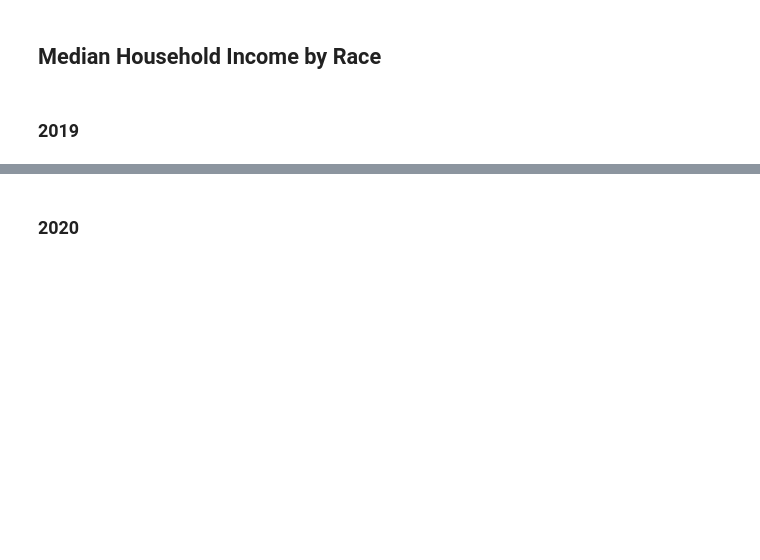
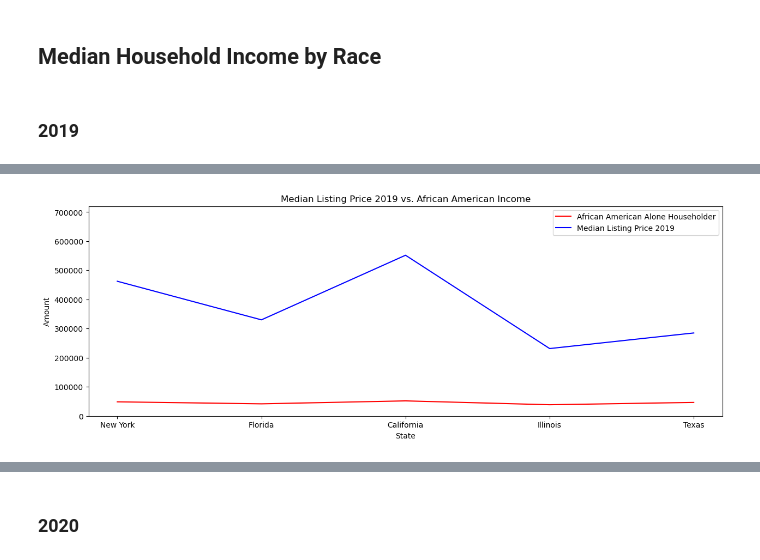
Before and after one commit to aalafa/group-project-1, a Jupyter notebook: Housing and Income Data/Median Housing Listing Price vs Median Household Income 2019 - 2021 Final.ipynb, the cells around one changed output, grey strips where cells are left out. Cells and saved outputs as stored; diff of their text form; code cells hidden in the pictures; blank space fills up the shorter version.

```diff
--- a/Housing and Income Data/Median Housing Listing Price vs Median Household Income 2019 - 2021 Final.ipynb
+++ b/Housing and Income Data/Median Housing Listing Price vs Median Household Income 2019 - 2021 Final.ipynb
@@ -635,7 +990,7 @@ income_race = pd.merge(income_race_2019, listing_prices, on=('State'), how='righ
 
 income_race = income_race[["State",
                          "Year_Month_2019",
-                         "Median Lising Price_2019",
+                         "Median Listing Price_2019",
                          "Household Income Total",
                          "White Alone Householder",
                          "African American Alone Householder",
@@ -647,7 +1002,7 @@ income_race = income_race[["State",
                          "Hispanic or Latino Householder"
                         ]]
 
-income_race["Median Lising Price_2019"] = income_race["Median Lising Price_2019"].map("${:,.2f}".format)
+income_race["Median Listing Price_2019"] = income_race["Median Listing Price_2019"].map("${:,.2f}".format)
 income_race["Household Income Total"] = income_race["Household Income Total"].map("${:,.2f}".format)
 income_race["White Alone Householder"] = income_race["White Alone Householder"].map("${:,.2f}".format)
 income_race["African American Alone Householder"] = income_race["African American Alone Householder"].map("${:,.2f}".format)
@@ -667,21 +1047,23 @@ selected_housing
 # %%
 # Plot the difference between house listings and income by race
 x_value = selected_housing['State']
-selected_housing["Median Lising Price_2019"] = selected_housing["Median Lising Price_2019"].replace('[\$,]', '', regex=True).astype(float)
-y_value = selected_housing['Median Lising Price_2019']
+selected_housing["Median Listing Price_2019"] = selected_housing["Median Listing Price_2019"].replace('[\$,]', '', regex=True).astype(float)
+y_value = selected_housing['Median Listing Price_2019']
 x_value2 = selected_housing['State']
 selected_housing["African American Alone Householder"] = selected_housing["African American Alone Householder"].replace('[\$,]', '', regex=True).astype(float)
 y_value2 = selected_housing['African American Alone Householder']
 plt.plot(x_value2,y_value2, color="red", label="African American Alone Householder")
-plt.plot(x_value,y_value, color="blue", label="Median Lising Price 2019")
+plt.plot(x_value,y_value, color="blue", label="Median Listing Price 2019")
 plt.xlabel("State")
 plt.ylabel("Amount")
 plt.title("Median Listing Price 2019 vs. African American Income")
 plt.ylim([0,720000])
 plt.legend(loc="upper right")
 plt.rcParams["figure.figsize"] = (15,5)
 plt.savefig("output_data/Fig6.png")
 plt.show()
+# %% [output]
+[figure, added]
 # %%
 # Plot the difference between house listings and income by race
 x_value = selected_housing['State']
```
Also changed, not shown: parts of 43 cells of this notebook, 6 other files.
